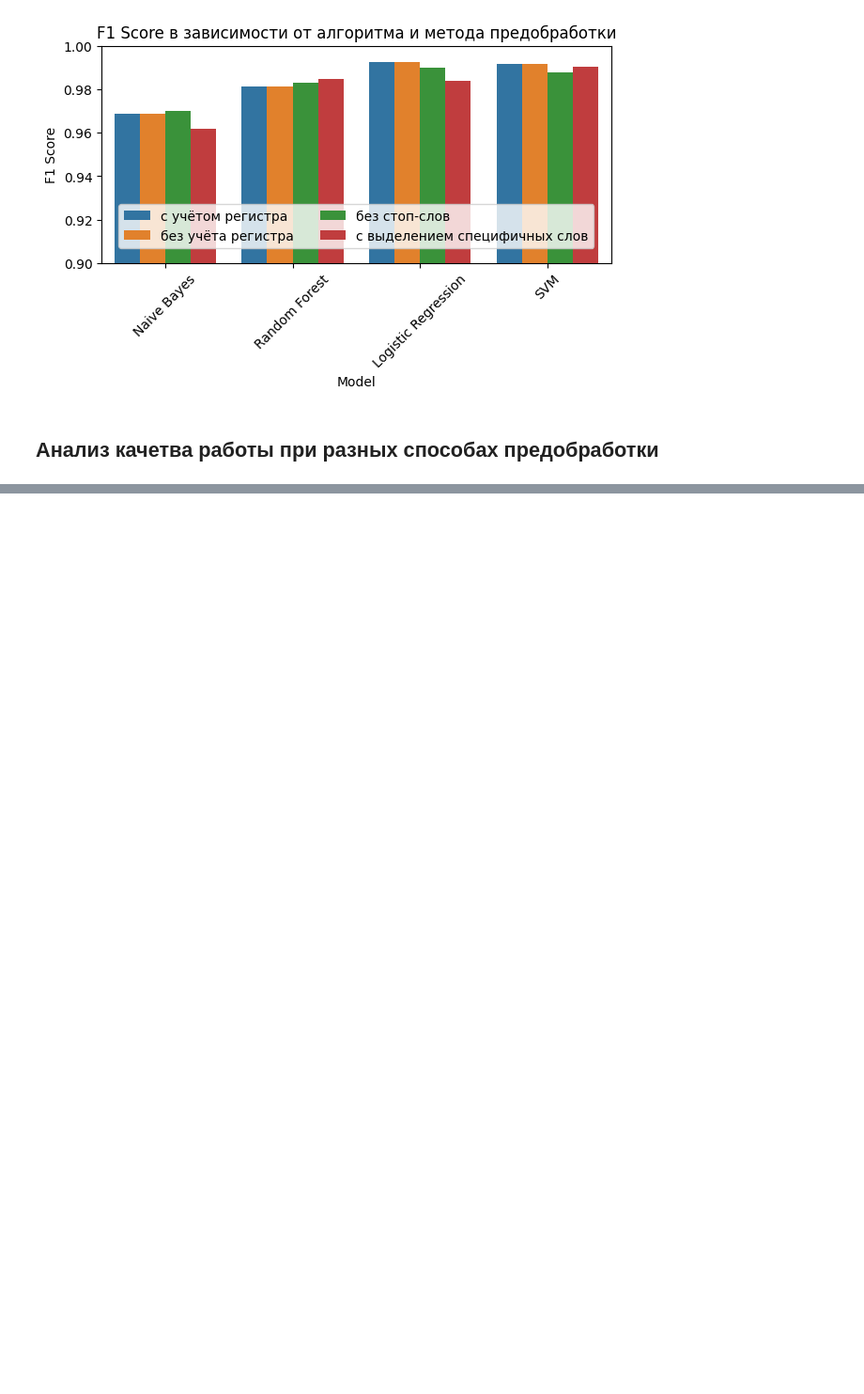
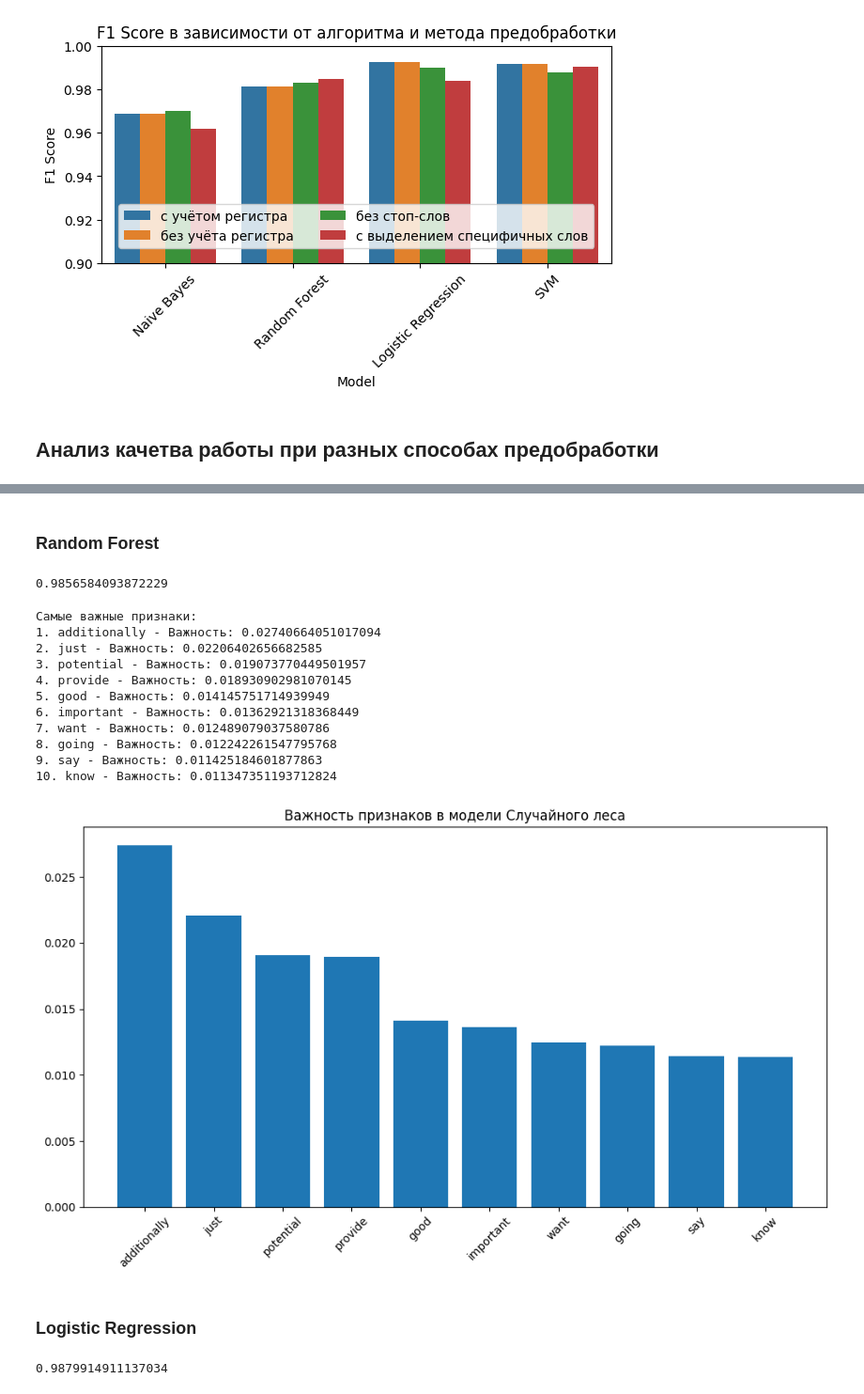
Before and after one commit to dushesk/analysis_n_ML, a Jupyter notebook: classification/classification.ipynb, the cells around one changed output, grey strips where cells are left out. Shown at 94% size. Drawn from its saved outputs; the diff is of its cells as text; code cells hidden in the pictures; blank space fills up the shorter version.

```diff
--- a/classification/classification.ipynb
+++ b/classification/classification.ipynb
@@ -423,0 +334,60 @@ plt.show()
+# %%
+# выделение специфичных слов
+vectorizer_tfidf = TfidfVectorizer(stop_words='english', max_features=5000)
+X_tfidf = vectorizer_tfidf.fit_transform(data['text'])
+# %% [markdown]
+### Random Forest
+# %%
+X_train, X_test, y_train, y_test = train_test_split(X_tfidf, y, test_size=0.5, random_state=42)
+
+# Обучение модели
+rf = RandomForestClassifier(n_estimators=100, max_features=100)
+rf.fit(X_train, y_train)
+y_pred = rf.predict(X_test)
+accuracy_score(y_test, y_pred)
+# %% [output]
+0.9856584093872229
+# %%
+# Получение важности признаков
+feature_importances = rf.feature_importances_
+
+# Получение названий признаков
+feature_names = vectorizer_tfidf.get_feature_names_out()
+
+# Сортировка по важности
+indices = np.argsort(feature_importances)[::-1]
+
+# Вывод наиболее важных признаков
+print("Самые важные признаки:")
+for i in range(10):
+    print(f"{i+1}. {feature_names[indices[i]]} - Важность: {feature_importances[indices[i]]}")
+
+# Визуализация важности признаков
+plt.figure(figsize=(10, 6))
+plt.title("Важность признаков в модели Случайного леса")
+plt.bar(range(10), feature_importances[indices[:10]], align="center")
+plt.xticks(range(10), [feature_names[i] for i in indices[:10]], rotation=45)
+plt.tight_layout()
+plt.show()
+# %% [output]
+Самые важные признаки:
+1. additionally - Важность: 0.02740664051017094
+2. just - Важность: 0.02206402656682585
+3. potential - Важность: 0.019073770449501957
+4. provide - Важность: 0.018930902981070145
+5. good - Важность: 0.014145751714939949
+6. important - Важность: 0.01362921318368449
+7. want - Важность: 0.012489079037580786
+8. going - Важность: 0.012242261547795768
+9. say - Важность: 0.011425184601877863
+10. know - Важность: 0.011347351193712824
+[figure, added]
+# %% [markdown]
+### Logistic Regression
+# %%
+lr = LogisticRegression(max_iter=1000)
+lr.fit(X_train, y_train)
+y_pred = lr.predict(X_test)
+accuracy_score(y_test, y_pred)
+# %% [output]
+0.9879914911137034
```
Also changed, not shown: parts of 9 cells of this notebook, 1 other file.
